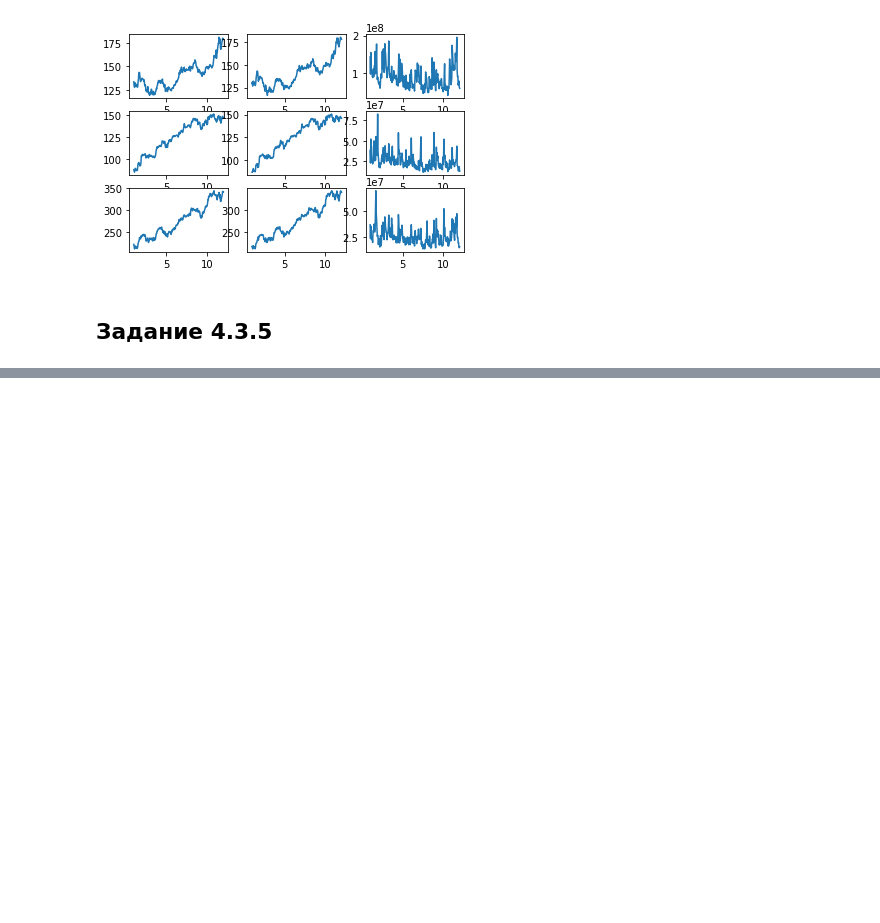
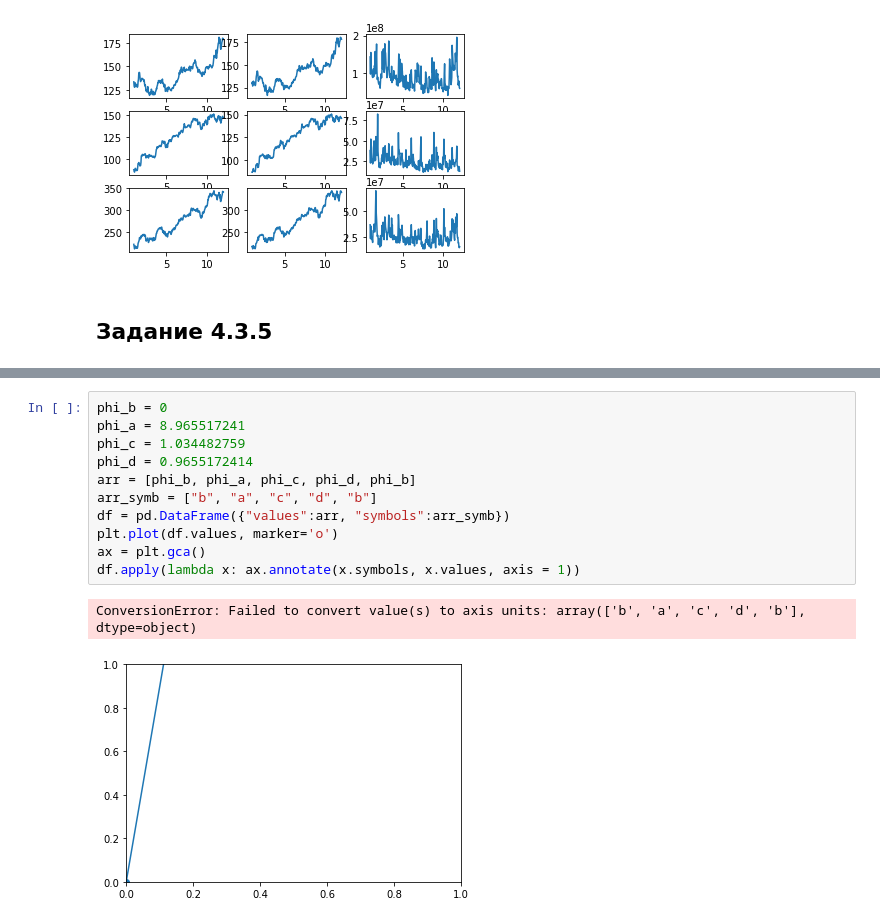
Before and after one commit to AndreyVAAVA/AI_RTU_MIREA, a Jupyter notebook: notebooks/FirstPractice.ipynb, the cells around one changed output, grey strips where cells are left out. Cells and saved outputs as stored; diff of their text form; blank space fills up the shorter version.

```diff
--- a/notebooks/FirstPractice.ipynb
+++ b/notebooks/FirstPractice.ipynb
@@ -175,0 +190,14 @@ elif taskToAccomplish == "4":
+# %%
+phi_b = 0
+phi_a = 8.965517241
+phi_c = 1.034482759
+phi_d = 0.9655172414
+arr = [phi_b, phi_a, phi_c, phi_d, phi_b]
+arr_symb = ["b", "a", "c", "d", "b"]
+df = pd.DataFrame({"values":arr, "symbols":arr_symb})
+plt.plot(df.values, marker='o')
+ax = plt.gca()
+df.apply(lambda x: ax.annotate(x.symbols, x.values, axis = 1))
+# %% [output]
+ConversionError: Failed to convert value(s) to axis units: array(['b', 'a', 'c', 'd', 'b'], dtype=object)
+[figure, added]
```
Also changed, not shown: parts of 2 cells of this notebook, 2 other files.
